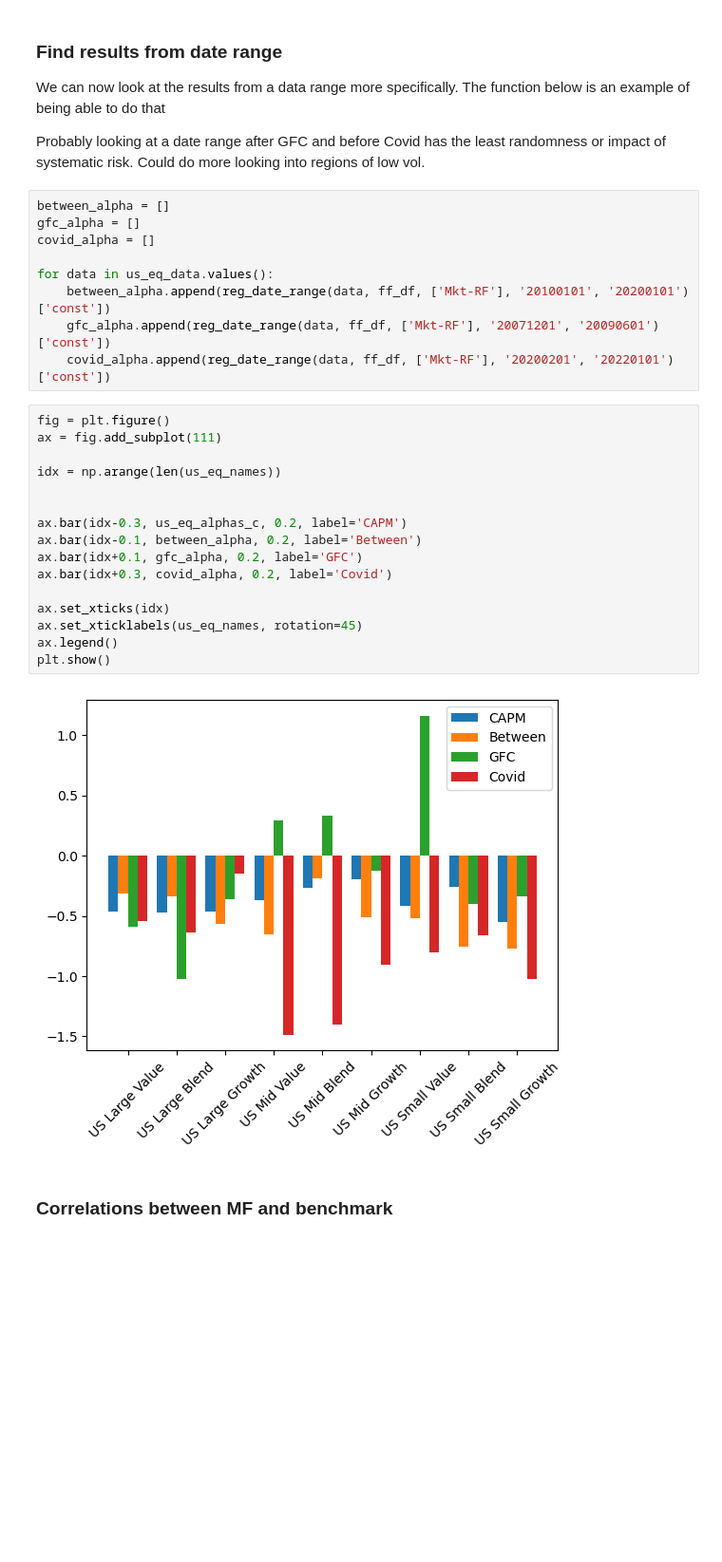
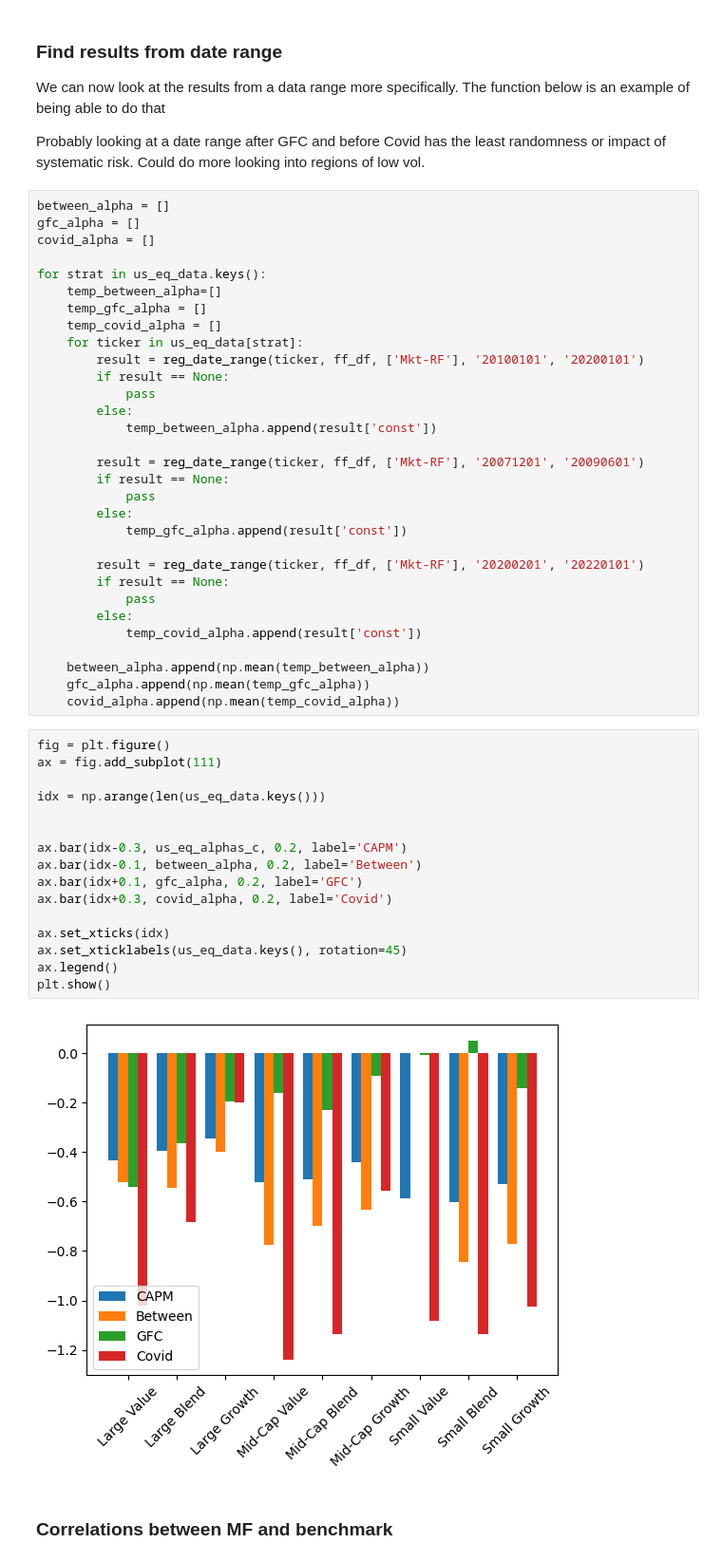
Before and after one commit to earlight/15-4331-final-project, a Jupyter notebook: data_analysis.ipynb, the cells around one changed output. Shown at 95% size. Drawn from its saved outputs; the diff is of its cells as text; blank space fills up the shorter version.

Commit message:
averages data analysis complete

```diff
--- a/data_analysis.ipynb
+++ b/data_analysis.ipynb
@@ -256,27 +256,49 @@ between_alpha = []
 gfc_alpha = []
 covid_alpha = []
 
-for data in us_eq_data.values():
-    between_alpha.append(reg_date_range(data, ff_df, ['Mkt-RF'], '20100101', '20200101')['const'])
-    gfc_alpha.append(reg_date_range(data, ff_df, ['Mkt-RF'], '20071201', '20090601')['const'])
-    covid_alpha.append(reg_date_range(data, ff_df, ['Mkt-RF'], '20200201', '20220101')['const'])
+for strat in us_eq_data.keys():
+    temp_between_alpha=[]
+    temp_gfc_alpha = []
+    temp_covid_alpha = []
+    for ticker in us_eq_data[strat]:
+        result = reg_date_range(ticker, ff_df, ['Mkt-RF'], '20100101', '20200101')
+        if result == None:
+            pass
+        else:
+            temp_between_alpha.append(result['const'])
+
+        result = reg_date_range(ticker, ff_df, ['Mkt-RF'], '20071201', '20090601')
+        if result == None:
+            pass
+        else:
+            temp_gfc_alpha.append(result['const'])
+
+        result = reg_date_range(ticker, ff_df, ['Mkt-RF'], '20200201', '20220101')
+        if result == None:
+            pass
+        else:
+            temp_covid_alpha.append(result['const'])
+
+    between_alpha.append(np.mean(temp_between_alpha))
+    gfc_alpha.append(np.mean(temp_gfc_alpha))
+    covid_alpha.append(np.mean(temp_covid_alpha))
 # %%
 fig = plt.figure()
 ax = fig.add_subplot(111)
 
-idx = np.arange(len(us_eq_names))
+idx = np.arange(len(us_eq_data.keys()))
 
 
 ax.bar(idx-0.3, us_eq_alphas_c, 0.2, label='CAPM')
 ax.bar(idx-0.1, between_alpha, 0.2, label='Between')
 ax.bar(idx+0.1, gfc_alpha, 0.2, label='GFC')
 ax.bar(idx+0.3, covid_alpha, 0.2, label='Covid')
 
 ax.set_xticks(idx)
-ax.set_xticklabels(us_eq_names, rotation=45)
+ax.set_xticklabels(us_eq_data.keys(), rotation=45)
 ax.legend()
 plt.show()
 # %% [output]
-[figure, old version]
+[figure, new version]
 # %% [markdown]
 ### Correlations between MF and benchmark
```
Also changed, not shown: parts of 8 cells of this notebook.
